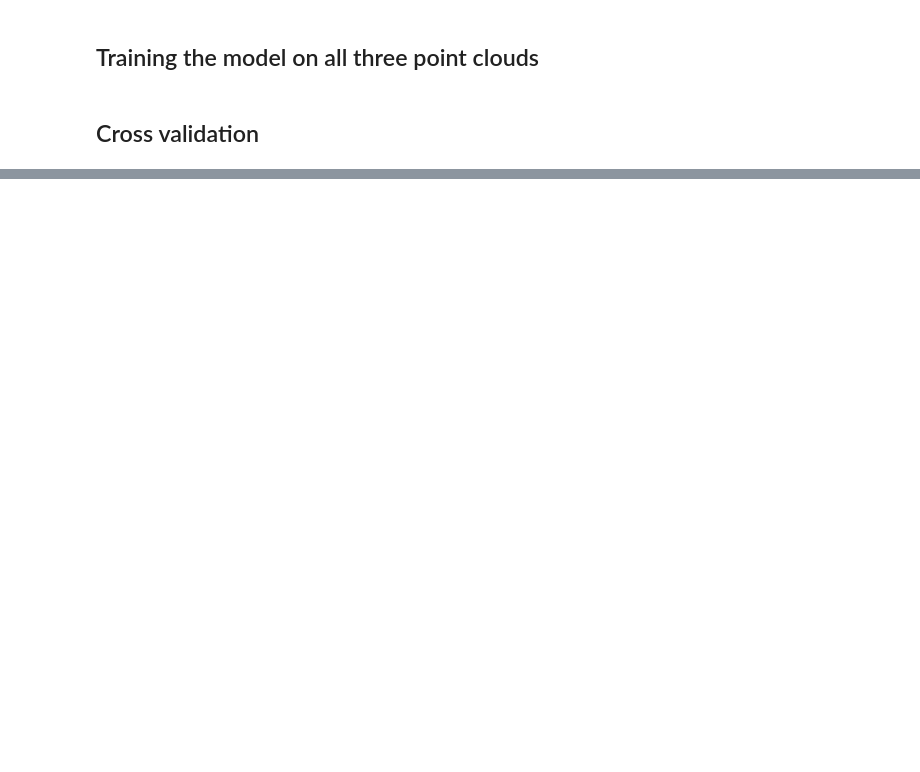
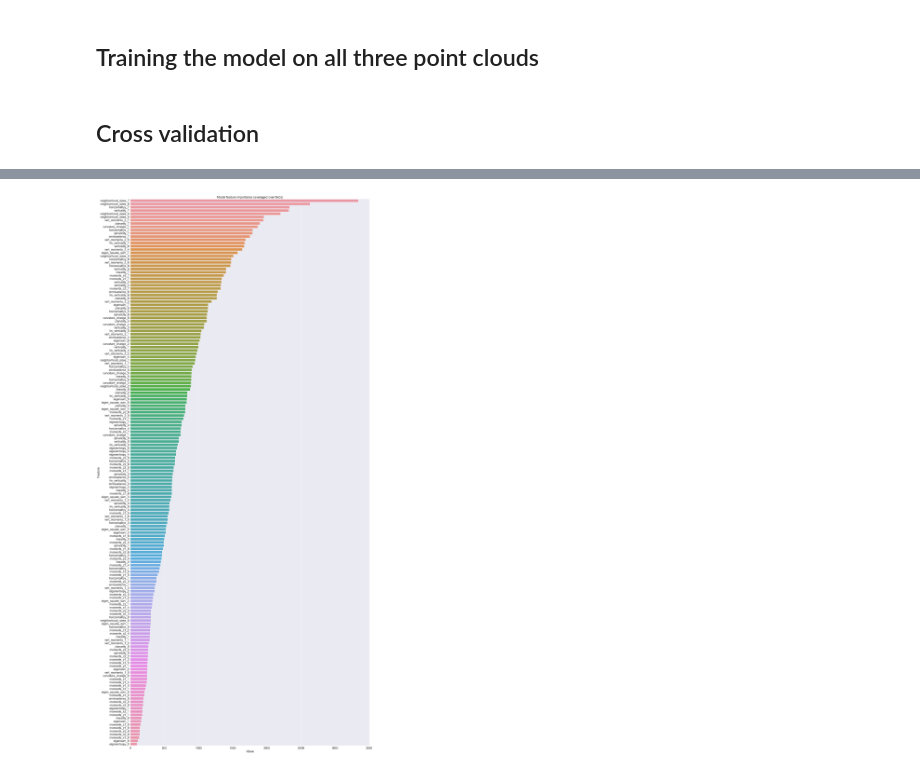
Before and after one commit to aubin-tchoi/npm3d, a Jupyter notebook: mini_challenge/mini_challenge_subsampling.ipynb, the cells around one changed output, grey strips where cells are left out. Cells and saved outputs as stored; diff of their text form; code cells hidden in the pictures; blank space fills up the shorter version.

```diff
--- a/mini_challenge/mini_challenge_subsampling.ipynb
+++ b/mini_challenge/mini_challenge_subsampling.ipynb
@@ -95,0 +155,24 @@ def test(
+# %%
+def plot_feature_importance(model, fig_size=(30, 60)) -> None:
+    """
+    Plots the feature importance for a LightGBM model.
+    """
+    plt.figure(figsize=fig_size)
+    sns.set(font_scale=2)
+    sns.barplot(
+        x="Value",
+        y="Feature",
+        data=pd.DataFrame(
+            {
+                "Value": model.feature_importances_,
+                "Feature": [
+                    feature
+                    for scale in range(features_extractor.n_scales)
+                    for feature in feature_list(scale)
+                ],
+            }
+        ).sort_values(by="Value", ascending=False),
+    )
+    plt.title("Model feature importance (averaged over folds)")
+    plt.tight_layout()
+    plt.show()
@@ -274,4 +523,8 @@ Wall time: 1min 44s
 LGBMClassifier(num_leaves=217)
+# %%
+plot_feature_importance(clf)
+# %% [output]
+[figure, added]
 # %%
 save_prediction(clf, test_path)
 # %% [output]
```
Also changed, not shown: parts of 30 cells of this notebook.
